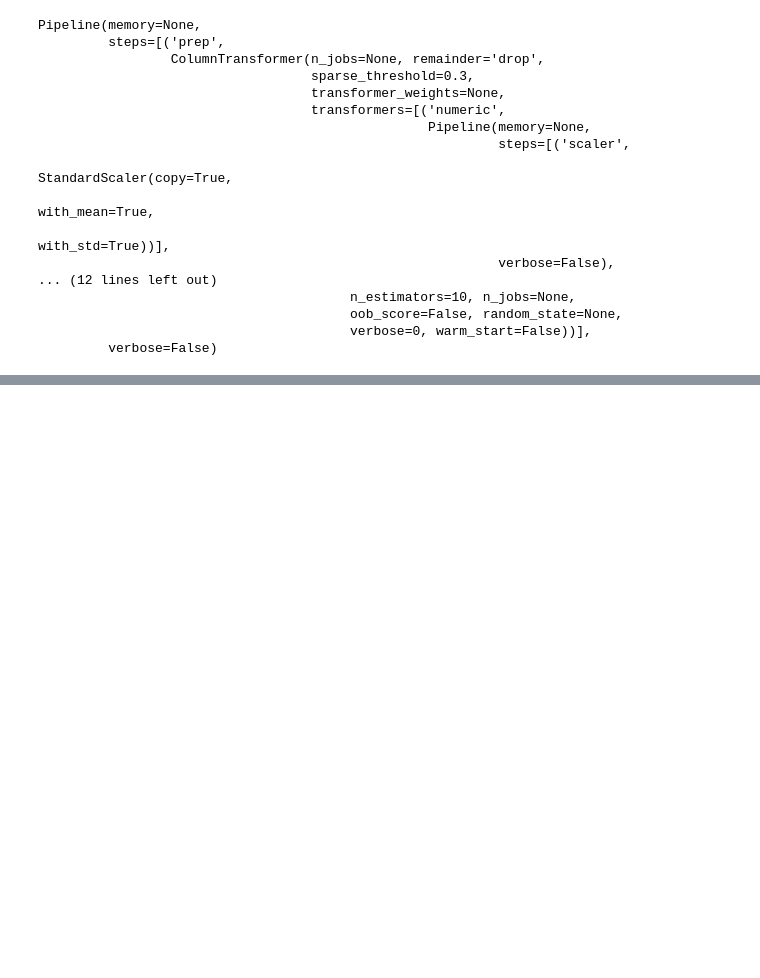
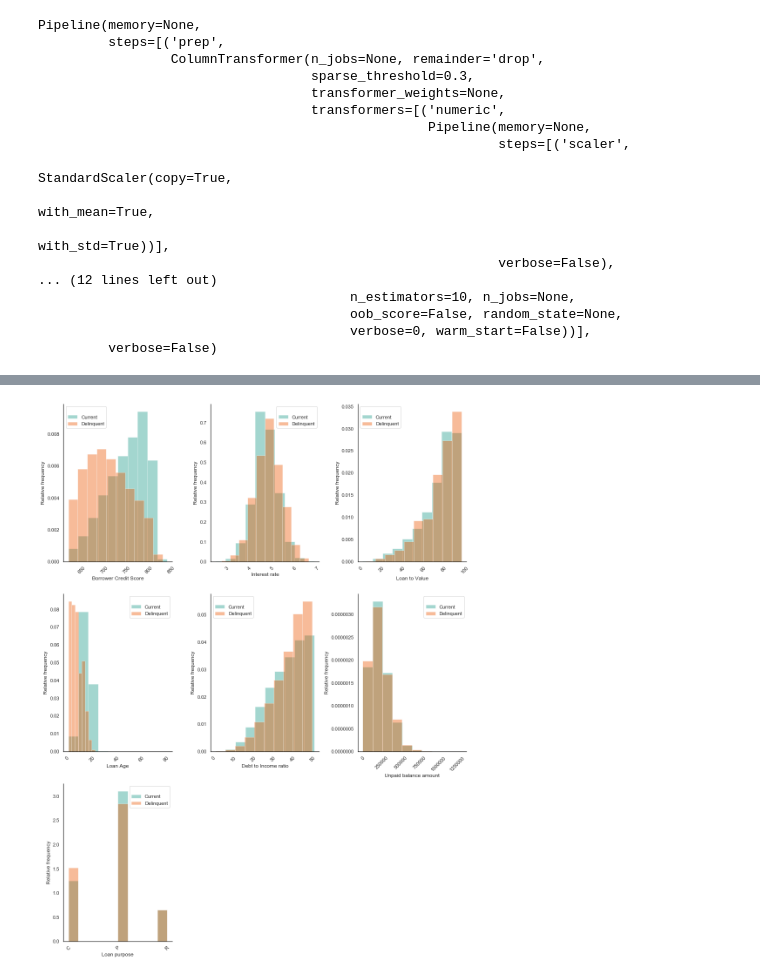
Before and after one commit to vyjayanthipp/Secondary_Mortgage_Loans, a Jupyter notebook: codes/VJ_Model.ipynb, the cells around one changed output, grey strips where cells are left out. Cells and saved outputs as stored; diff of their text form; code cells hidden in the pictures; blank space fills up the shorter version.

```diff
--- a/codes/VJ_Model.ipynb
+++ b/codes/VJ_Model.ipynb
@@ -83,0 +88,2 @@ ValueError: could not convert string to float: 'N'
+# %%
+Final_df_Y = pd.concat([y_train,y_test], ignore_index =True)
@@ -83,0 +96,24 @@ ValueError: could not convert string to float: 'N'
+# %%
+ #(x ='score',y="delinquent_bool",data=X_test)
+
+sns.set(style="white")
+sns.set_palette('dark')
+
+def ax_params(xlabel, ylabel, plt_title=None, ax=None, legend_title=None, c='k', savefig=False):
+    plt.xlabel(xlabel)
+    plt.ylabel(ylabel)
+    plt.xticks(rotation=45)
+    plt.title(plt_title)
+    if legend_title:
+        plt.legend(title=legend_title)
+    if ax is None:
+        ax = plt.gca()
+    ax.spines['right'].set_visible(False)
+    ax.spines['top'].set_visible(False)
+    ax.spines['left'].set_color(c)
+    ax.spines['bottom'].set_color(c)
+    if savefig:
+        plt.gcf().savefig(f'{plt_title}.png',bbox_inches='tight')
+def distplot(column):
+    sns.distplot(Final_df_X[column][Final_df_Y==0], color = '#1a9988', label='Current',  bins =10, kde =False, norm_hist =True)
+    sns.distplot(Final_df_X[column][Final_df_Y==1], color= '#eb5600', label ='Delinquent', bins =10, kde =False, norm_hist =True)
@@ -83,0 +122,19 @@ ValueError: could not convert string to float: 'N'
+# %%
+Features = {'score':'Borrower Credit Score',
+            'interest_rate': 'Interest rate',
+            'ltv': 'Loan to Value',
+            'loan_age': 'Loan Age',
+            'dti': 'Debt to Income ratio',
+            'upc_balance' : 'Unpaid balance amount',
+            'loan_purpose': 'Loan purpose'
+            }
+# %%
+fig = plt.figure(figsize=(14,18))
+axes = []
+for i,col in enumerate(Features.keys()):
+    ax = fig.add_subplot(3,3,i+1)
+    distplot(col)
+    ax_params(Features[col], 'Relative frequency', legend_title=" ")
+plt.tight_layout()
+# %% [output]
+[figure, added]
```
Also changed, not shown: parts of 17 cells of this notebook.
